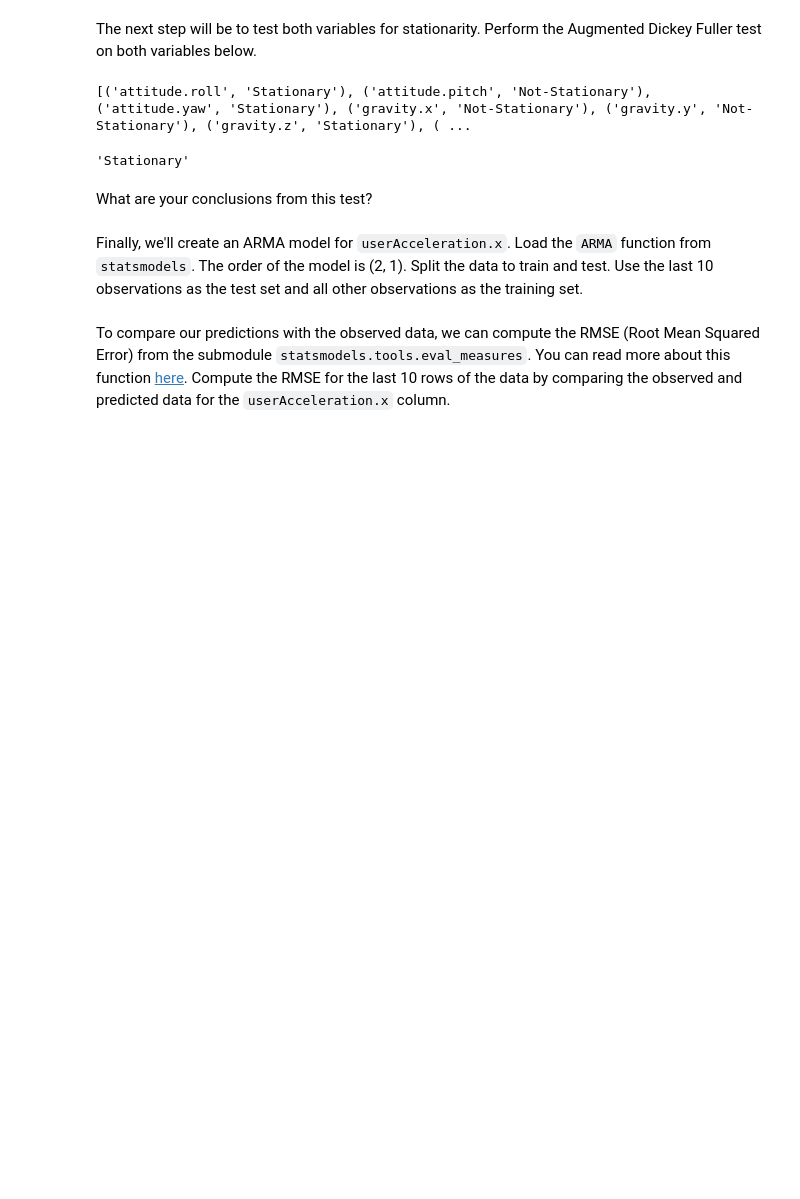
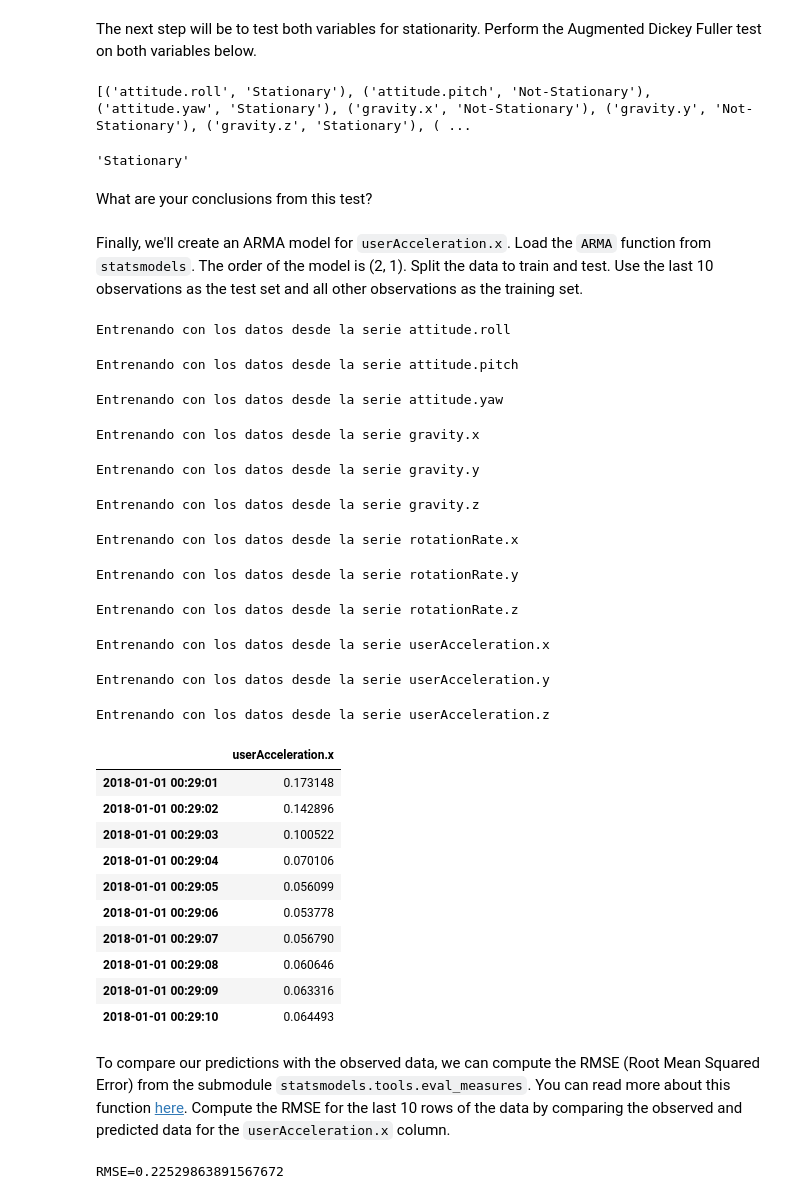
Before and after one commit to ironhack-datalabs/datamad0620, a Jupyter notebook: module-2/lab-time-series/your-code/main.ipynb, the cells around one changed output. Drawn from its saved outputs; the diff is of its cells as text; code cells hidden in the pictures; blank space fills up the shorter version.

```diff
--- a/module-2/lab-time-series/your-code/main.ipynb
+++ b/module-2/lab-time-series/your-code/main.ipynb
@@ -156,5 +150,55 @@ Finally, we'll create an ARMA model for `userAcceleration.x`. Load the `ARMA` fu
 from statsmodels.tsa.arima_model import ARMA
 
 # Autoregressive Moving Average ARMA
+# %%
+dr = sensor2.index
+
+realidad = sensor2.loc[dr[0:1741]]
+futuro = sensor2.loc[dr[1741:1751]]
+# %%
+from statsmodels.tsa.ar_model import AR
+from statsmodels.tsa.arima_model import ARMA
+
+predictions = dict()
+
+for col in realidad.columns:
+    train = realidad["userAcceleration.x"]
+    test = futuro["userAcceleration.x"]
+
+    # Entrena el modelo ARMA
+    model = ARMA(train, (2,1))
+    print(f"Entrenando con los datos desde la serie {col}")
+    model_fit = model.fit(maxlag=10)
+
+    # Predice los valores ARMA
+    predictions["userAcceleration.x"] = model_fit.predict(start=len(train),
+                                     end=len(train)+len(test)-1, dynamic=False)
+
+pred = pd.DataFrame(predictions)
+pred
+# %% [output]
+Entrenando con los datos desde la serie attitude.roll
+Entrenando con los datos desde la serie attitude.pitch
+Entrenando con los datos desde la serie attitude.yaw
+Entrenando con los datos desde la serie gravity.x
+Entrenando con los datos desde la serie gravity.y
+Entrenando con los datos desde la serie gravity.z
+Entrenando con los datos desde la serie rotationRate.x
+Entrenando con los datos desde la serie rotationRate.y
+Entrenando con los datos desde la serie rotationRate.z
+Entrenando con los datos desde la serie userAcceleration.x
+Entrenando con los datos desde la serie userAcceleration.y
+Entrenando con los datos desde la serie userAcceleration.z
+|  | userAcceleration.x |
+| 2018-01-01 00:29:01 | 0.173148 |
+| 2018-01-01 00:29:02 | 0.142896 |
+| 2018-01-01 00:29:03 | 0.100522 |
+| 2018-01-01 00:29:04 | 0.070106 |
+| 2018-01-01 00:29:05 | 0.056099 |
+| 2018-01-01 00:29:06 | 0.053778 |
+| 2018-01-01 00:29:07 | 0.056790 |
+| 2018-01-01 00:29:08 | 0.060646 |
+| 2018-01-01 00:29:09 | 0.063316 |
+| 2018-01-01 00:29:10 | 0.064493 |
 # %% [markdown]
 To compare our predictions with the observed data, we can compute the RMSE (Root Mean Squared Error) from the submodule `statsmodels.tools.eval_measures`. You can read more about this function [here](https://www.statsmodels.org/dev/generated/statsmodels.tools.eval_measures.rmse.html). Compute the RMSE for the last 10 rows of the data by comparing the observed and predicted data for the `userAcceleration.x` column.
@@ -162,0 +208,8 @@ To compare our predictions with the observed data, we can compute the RMSE (Root
+# %%
+rm.rmse = pred["userAcceleration.x"]
+
+mse = mean_squared_error(futuro[col], pred[col])
+rmse = np.sqrt(mse)
+print(f"RMSE={rmse}")
+# %% [output]
+RMSE=0.22529863891567672
```
Also changed, not shown: parts of 8 cells of this notebook.
